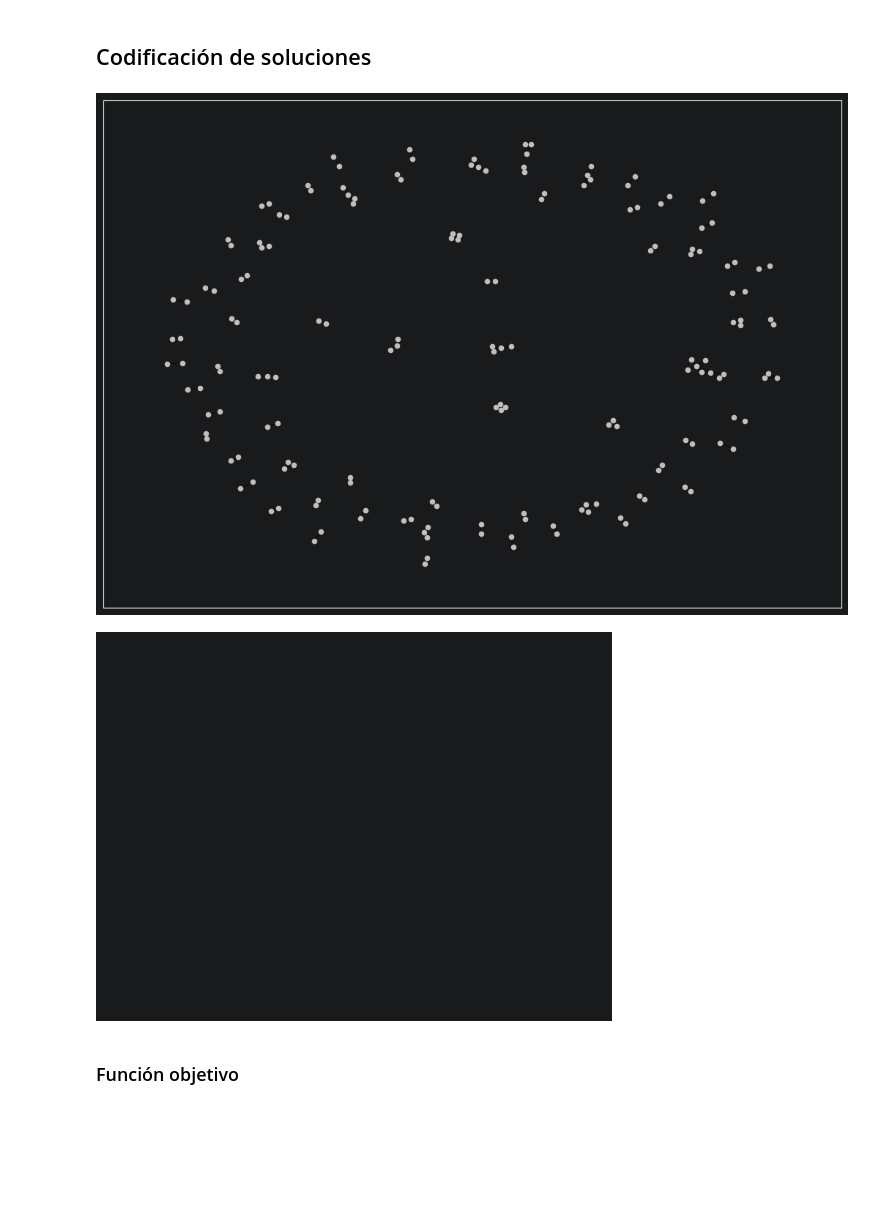
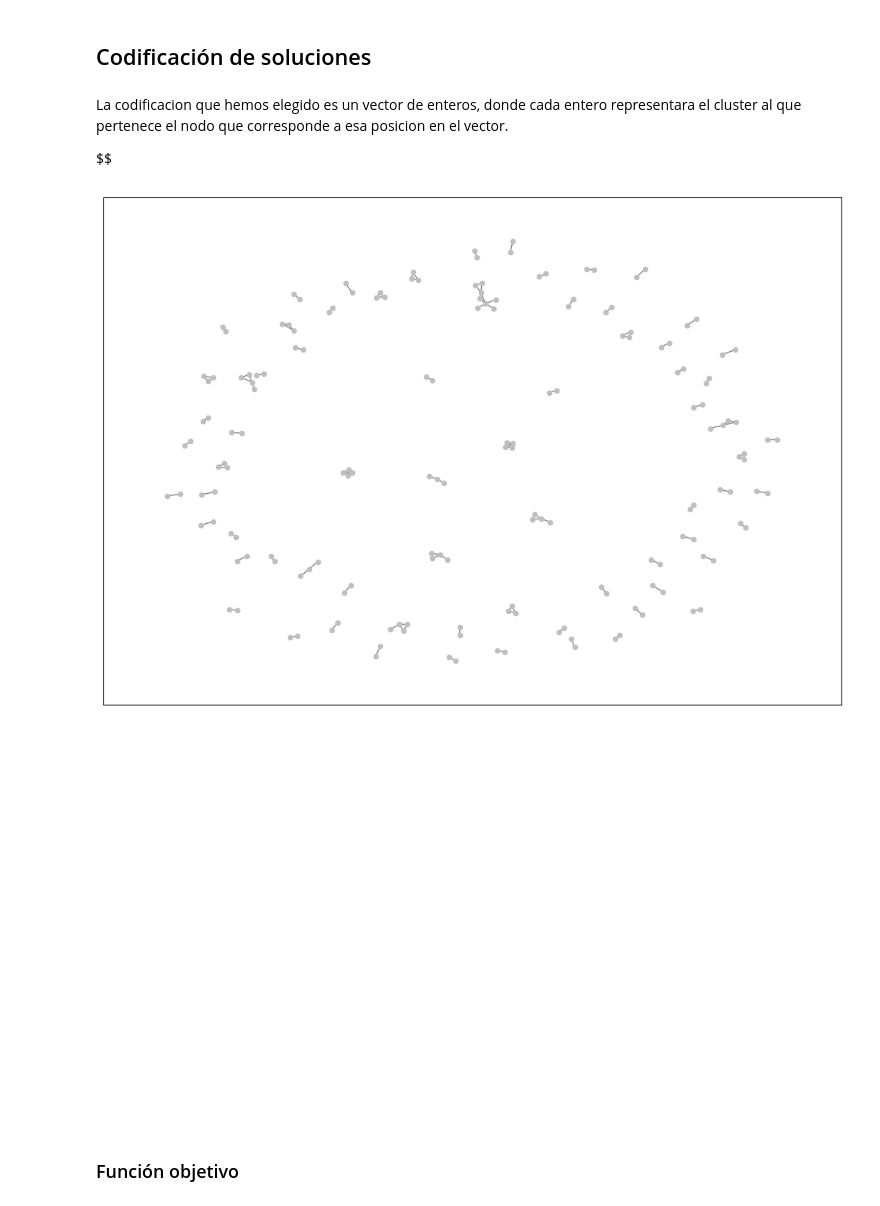
Before and after one commit to jarocena013/Proyecto_HB, a Jupyter notebook: CDP_1_SRC.ipynb, the cells around one changed output. Drawn from its saved outputs; the diff is of its cells as text; code cells hidden in the pictures; blank space fills up the shorter version.

```diff
--- a/CDP_1_SRC.ipynb
+++ b/CDP_1_SRC.ipynb
@@ -12,26 +12,32 @@ import random
 from collections import defaultdict
 # %% [markdown]
 ## Codificación de soluciones
+# %% [markdown]
+La codificacion que hemos elegido es un vector de enteros,
+donde cada entero representara el cluster al que pertenece el nodo que corresponde a esa posicion en el vector.
+
+$$
 # %%
 ### Propón algunas soluciones al problema como ejemplo
-sql = "/home/andoni/Escritorio/HB/Proyecto_HB/DB/database_50.sqlite"
+sql = "C:/Users/HP/Downloads/database_50_sample.sqlite"
 G = crear_grafo(sql)
 
 n = G.number_of_nodes()
 rng = random.Random(42)
 #solución aleatoria
 sol_1 = [rng.randrange(2) for _ in range(n)]
 #cada nodo es un cluster
 sol_2 = list(range(n))
+sol_3=  [0] * n
 
 #TODO: Interesante -> para fase2 solución inicial usando spectral clustering
 #sol_3 =...
 
 
 
 visualizar_grafo(G)
 # %% [output]
-[figure, old version]
+[figure, new version]
-[figure, old version]
+[figure, new version]
 # %% [markdown]
 ### Función objetivo
```
Also changed, not shown: parts of 6 cells of this notebook.
